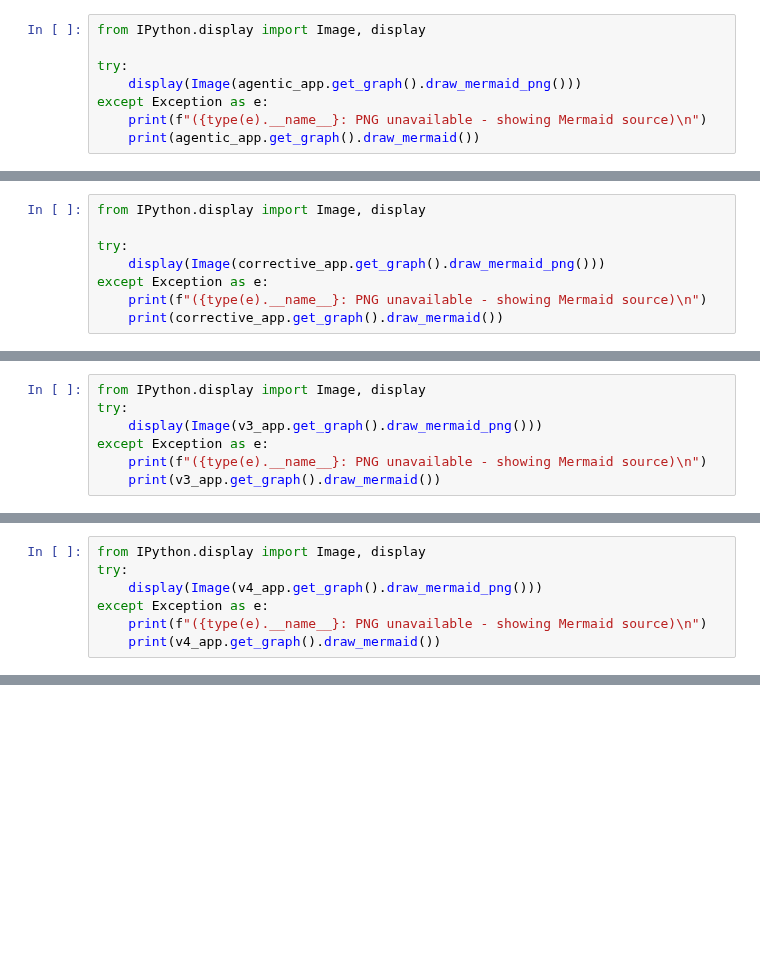
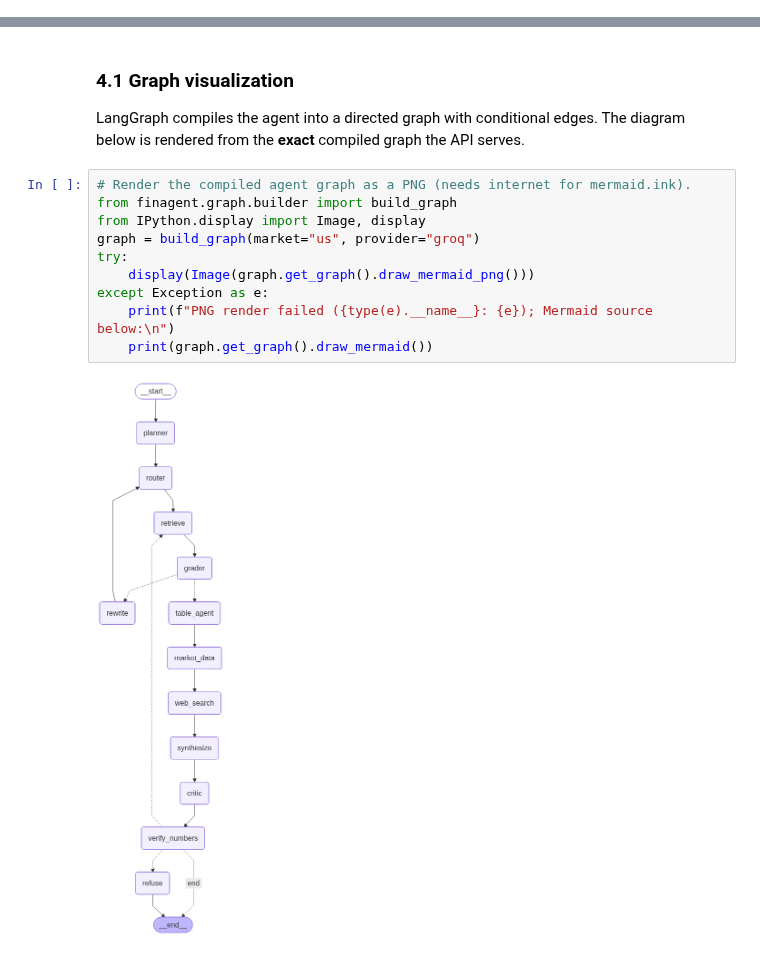
Before and after one commit to sarthakg004/Bharat-Fin-Agent, a Jupyter notebook: notebooks/experimentation.ipynb, the cells around one changed output, grey strips where cells are left out. Cells and saved outputs as stored; diff of their text form; blank space fills up the shorter version.

```diff
--- a/notebooks/experimentation.ipynb
+++ b/notebooks/experimentation.ipynb
@@ -1971,8 +0,0 @@ LangGraph renders the node diagram via Mermaid. `draw_mermaid_png()` needs inter
-# %%
-from IPython.display import Image, display
-
-try:
-    display(Image(agentic_app.get_graph().draw_mermaid_png()))
-except Exception as e:
-    print(f"({type(e).__name__}: PNG unavailable - showing Mermaid source)\n")
-    print(agentic_app.get_graph().draw_mermaid())
@@ -2441,8 +0,0 @@ def run_corrective(question):
-# %%
-from IPython.display import Image, display
-
-try:
-    display(Image(corrective_app.get_graph().draw_mermaid_png()))
-except Exception as e:
-    print(f"({type(e).__name__}: PNG unavailable - showing Mermaid source)\n")
-    print(corrective_app.get_graph().draw_mermaid())
@@ -3173,7 +0,0 @@ def run_v3(question):
-# %%
-from IPython.display import Image, display
-try:
-    display(Image(v3_app.get_graph().draw_mermaid_png()))
-except Exception as e:
-    print(f"({type(e).__name__}: PNG unavailable - showing Mermaid source)\n")
-    print(v3_app.get_graph().draw_mermaid())
@@ -3786,7 +0,0 @@ def run_v4(question):
-# %%
-from IPython.display import Image, display
-try:
-    display(Image(v4_app.get_graph().draw_mermaid_png()))
-except Exception as e:
-    print(f"({type(e).__name__}: PNG unavailable - showing Mermaid source)\n")
-    print(v4_app.get_graph().draw_mermaid())
@@ -4196,0 +636,17 @@ slim runtime deps, GPU-or-CPU device selection) are documented in
+# %% [markdown]
+### 4.1 Graph visualization
+
+LangGraph compiles the agent into a directed graph with conditional edges. The
+diagram below is rendered from the **exact** compiled graph the API serves.
+# %%
+# Render the compiled agent graph as a PNG (needs internet for mermaid.ink).
+from finagent.graph.builder import build_graph
+from IPython.display import Image, display
+graph = build_graph(market="us", provider="groq")
+try:
+    display(Image(graph.get_graph().draw_mermaid_png()))
+except Exception as e:
+    print(f"PNG render failed ({type(e).__name__}: {e}); Mermaid source below:\n")
+    print(graph.get_graph().draw_mermaid())
+# %% [output]
+[figure, added]
```
Also changed, not shown: parts of 300 cells of this notebook, 11 other files.
